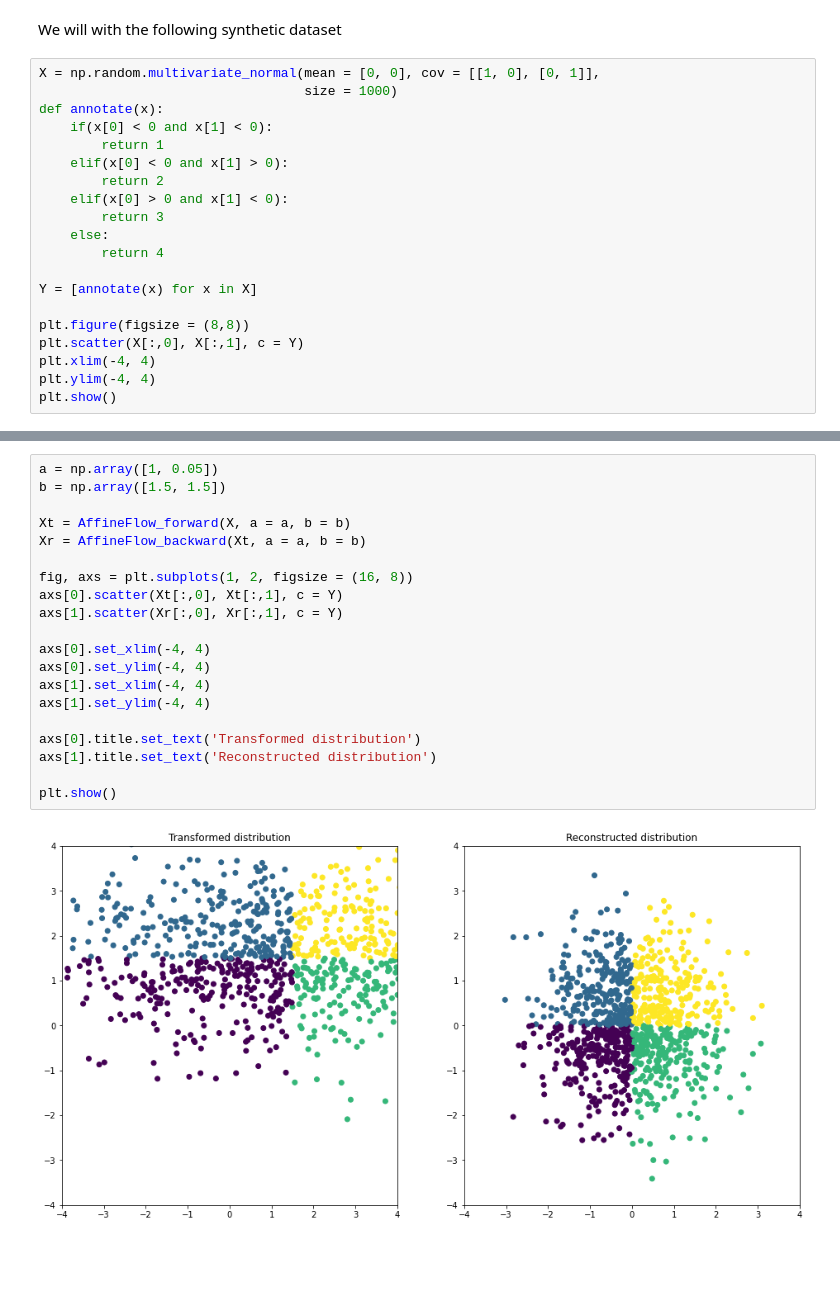
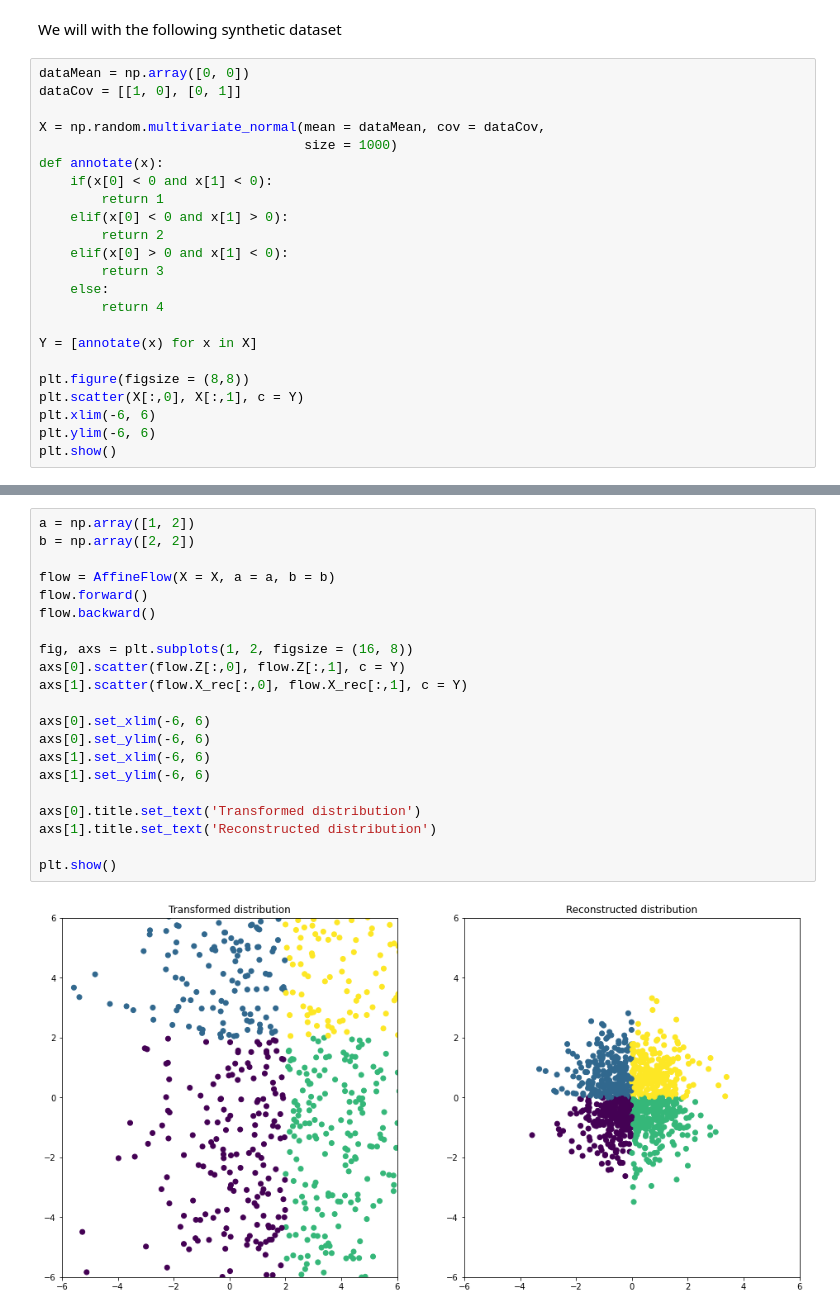
Before and after one commit to jgonzalezab/normalizing-flows, a Jupyter notebook: 2D_example.ipynb, the cells around one changed output, grey strips where cells are left out. Cells and saved outputs as stored; diff of their text form; blank space fills up the shorter version.

Commit message:
planar flow finished

```diff
--- a/2D_example.ipynb
+++ b/2D_example.ipynb
@@ -15,7 +18,10 @@ We know that we can apply transformations with certain contraints (differentiabl
 # %% [markdown]
 We will with the following synthetic dataset
 # %%
-X = np.random.multivariate_normal(mean = [0, 0], cov = [[1, 0], [0, 1]],
+dataMean = np.array([0, 0])
+dataCov = [[1, 0], [0, 1]]
+
+X = np.random.multivariate_normal(mean = dataMean, cov = dataCov,
                                   size = 1000)
 def annotate(x):
     if(x[0] < 0 and x[1] < 0):
@@ -31,7 +37,7 @@ Y = [annotate(x) for x in X]
 
 plt.figure(figsize = (8,8))
 plt.scatter(X[:,0], X[:,1], c = Y)
-plt.xlim(-4, 4)
-plt.ylim(-4, 4)
+plt.xlim(-6, 6)
+plt.ylim(-6, 6)
 plt.show()
 # %% [output]
@@ -49,22 +78,23 @@ def AffineFlow_backward(z, a, b):
 # %%
-a = np.array([1, 0.05])
-b = np.array([1.5, 1.5])
+a = np.array([1, 2])
+b = np.array([2, 2])
 
-Xt = AffineFlow_forward(X, a = a, b = b)
-Xr = AffineFlow_backward(Xt, a = a, b = b)
+flow = AffineFlow(X = X, a = a, b = b)
+flow.forward()
+flow.backward()
 
 fig, axs = plt.subplots(1, 2, figsize = (16, 8))
-axs[0].scatter(Xt[:,0], Xt[:,1], c = Y)
-axs[1].scatter(Xr[:,0], Xr[:,1], c = Y)
+axs[0].scatter(flow.Z[:,0], flow.Z[:,1], c = Y)
+axs[1].scatter(flow.X_rec[:,0], flow.X_rec[:,1], c = Y)
 
-axs[0].set_xlim(-4, 4)
-axs[0].set_ylim(-4, 4)
-axs[1].set_xlim(-4, 4)
-axs[1].set_ylim(-4, 4)
+axs[0].set_xlim(-6, 6)
+axs[0].set_ylim(-6, 6)
+axs[1].set_xlim(-6, 6)
+axs[1].set_ylim(-6, 6)
 
 axs[0].title.set_text('Transformed distribution')
 axs[1].title.set_text('Reconstructed distribution')
 
 plt.show()
 # %% [output]
-[figure, old version]
+[figure, new version]
```
Also changed, not shown: parts of 24 cells of this notebook.
